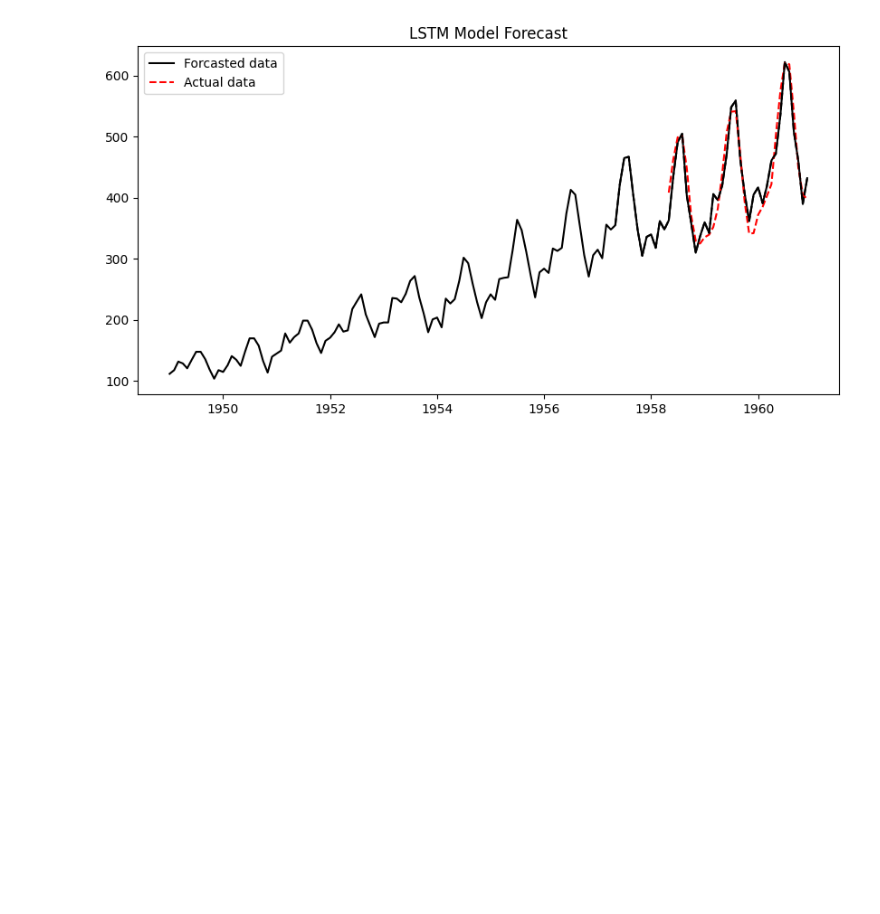
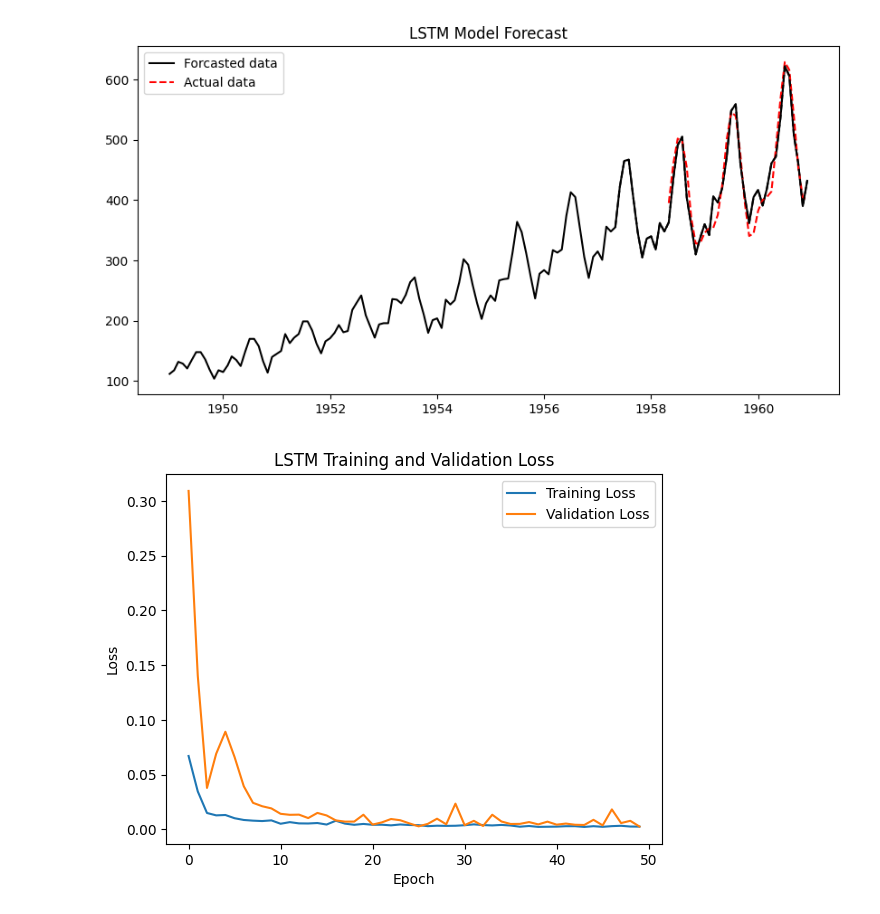
Before and after one commit to Thampi-hub/Springboard_RT, a Jupyter notebook: Cap3_AirPassengers/2_DataWrangling/TimeSeries_airpassengers.ipynb, the cells around one changed output. Saved outputs shown, nothing was run; the diff lists cells and outputs as text; code cells hidden in the pictures; blank space fills up the shorter version.

```diff
--- a/Cap3_AirPassengers/2_DataWrangling/TimeSeries_airpassengers.ipynb
+++ b/Cap3_AirPassengers/2_DataWrangling/TimeSeries_airpassengers.ipynb
@@ -661,20 +671,22 @@ X, y test set:     (32, 1, 12) (32, 1)
 # %%
 def  build_lstm_model(hp):
   model = Sequential()
-  model.add(LSTM(hp.Int('unit_1', min_value=32, max_value=128, step=32),
+  model.add(LSTM(hp.Int('unit_1', min_value=32, max_value=96, step=32),
                 return_sequences=True, input_shape=(X_train.shape[1], X_train.shape[2])))
   model.add(LSTM(hp.Int('unit_2', min_value=32, max_value=128, step=32),
                 return_sequences=False))
   model.add(Dense(128, activation='relu'))
   model.add(Dropout(0.5))
   model.add(Dense(1))
+
+  model.compile(loss='mse', metrics=[RootMeanSquaredError()], optimizer='adam')
   return model
 
 
 tuner = kt.GridSearch(
     build_lstm_model,
-    objective='val_mse',
-    max_trials=5,
+    objective='val_root_mean_squared_error',
+    # max_trials=5,
     executions_per_trial=2,
     directory='models',
     project_name='lstm_tuning'
@@ -687,5 +699,5 @@ best_hp = tuner.get_best_hyperparameters(1)[0]
 
 print(f"Best units (1st layer): {best_hp.get('unit_1')}")
 print(f"Best units (2nd layer): {best_hp.get('unit_2')}")
-print(f"Best dropout (4th layer): {best_hp.get('dropout')}")
+# print(f"Best dropout (4th layer): {best_hp.get('dropout')}")
 # %% [output]
@@ -727,16 +708,16 @@ Traceback (most recent call last):
 lstm_model = Sequential()
 
 ## Identifies pattens in data & creates a lists of 'thoughts/ideas'
-lstm_model.add(LSTM(64, return_sequences=True, input_shape=(X_train.shape[1], X_train.shape[2])))
+lstm_model.add(LSTM(best_hp.get('unit_1'), return_sequences=True, input_shape=(X_train.shape[1], X_train.shape[2])))
 
 ## Returns one idea (return_sequences=False) from the lot
-lstm_model.add(LSTM(64, return_sequences=False))
+lstm_model.add(LSTM(best_hp.get('unit_2')))
 
 ## Refines the answer further by getting a  deeper understanding of pattern in data
 lstm_model.add(Dense(128, activation='relu'))
 
 ## Drops 50% of the memory cells randomly, preventing overfitting
-lstm_model.add(Dropout(0.5))
+lstm_model.add(Dropout(0.6))
 
 ## Final output layer; Returns forcasted value
 lstm_model.add(Dense(1))
@@ -762,6 +743,8 @@ Model: "sequential_1"
  Non-trainable params: 0 (0.00 B)
 # %%
 lstm_model.compile(loss='mean_squared_error', metrics=[RootMeanSquaredError()], optimizer='adam')
-lstm_model.fit(X_train, y_train, epochs=50, batch_size=12, verbose=1)
+history = lstm_model.fit(X_train, y_train,
+                         validation_data=(X_test, y_test),
+                         epochs=50, batch_size=12, verbose=1)
 # %% [output]
 Epoch 1/50
@@ -855,3 +836,14 @@ plt.show()
 # %% [output]
 (132, 1) (144, 1)
 [figure]
+# %%
+# Plot loss curves to check for overfitting
+sns.lineplot(history.history['loss'], label='Training Loss')
+sns.lineplot(history.history['val_loss'], label='Validation Loss', errorbar=("ci",95))
+plt.title('LSTM Training and Validation Loss')
+plt.xlabel('Epoch')
+plt.ylabel('Loss')
+plt.legend()
+plt.show()
+# %% [output]
+[figure, added]
```
Also changed, not shown: parts of 6 cells of this notebook.
